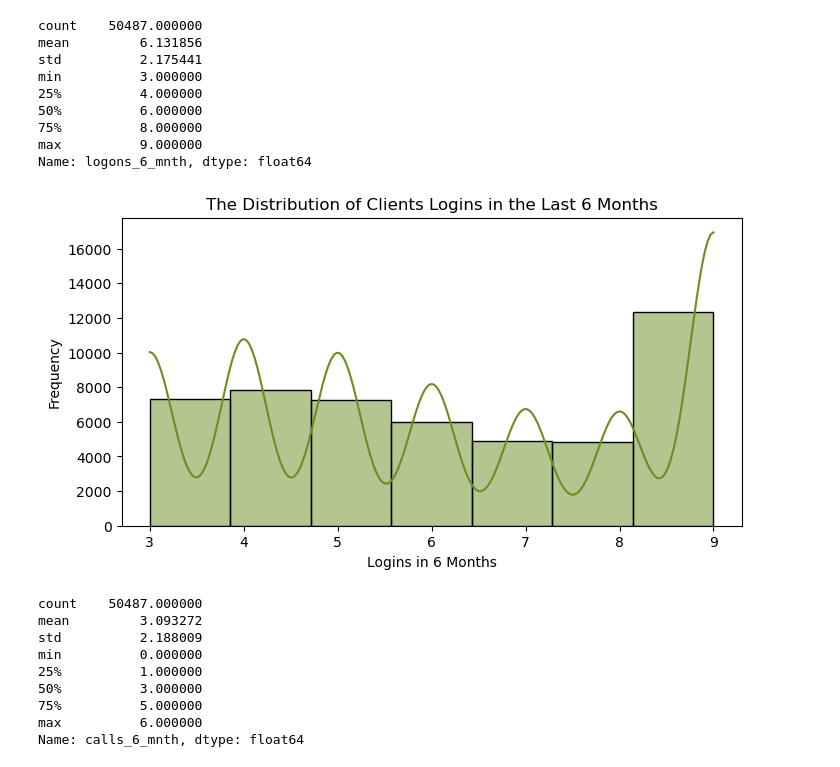
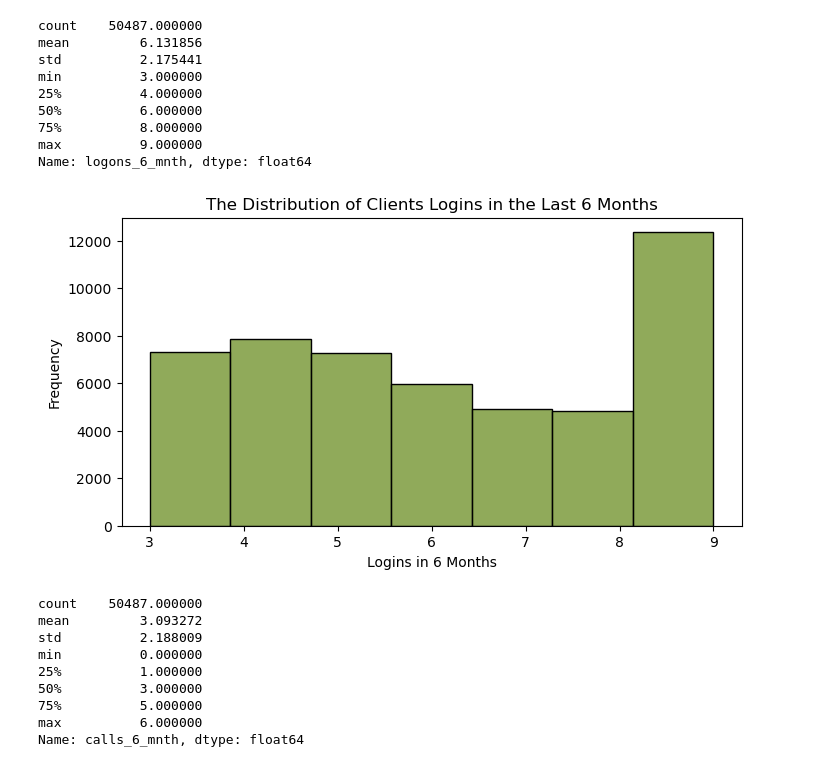
Before and after one commit to MustafaAldabbas/Project-Two-Big, a Jupyter notebook: Notebooks/Mustafa.ipynb, the cells around one changed output. Cells and saved outputs as stored; diff of their text form; code cells hidden in the pictures.

```diff
--- a/Notebooks/Mustafa.ipynb
+++ b/Notebooks/Mustafa.ipynb
@@ -317,13 +317,13 @@ Name: logons_6_mnth, dtype: float64
 # %%
 # Distribution of Logins in the last 6 months
 plt.figure(figsize=(8, 4))
-sns.histplot(df_merged['logons_6_mnth'],color='olivedrab', bins=7, kde=True)
+sns.histplot(df_merged['logons_6_mnth'],color='olivedrab', bins=7)
 plt.title('The Distribution of Clients Logins in the Last 6 Months')
 plt.xlabel('Logins in 6 Months')
 plt.ylabel('Frequency')
 plt.show()
 # %% [output]
-[figure, old version]
+[figure, new version]
 # %%
 calls_distribution = df_merged['calls_6_mnth'].describe()
 calls_distribution
```
Also changed, not shown: parts of 2 cells of this notebook, 1 other file.
